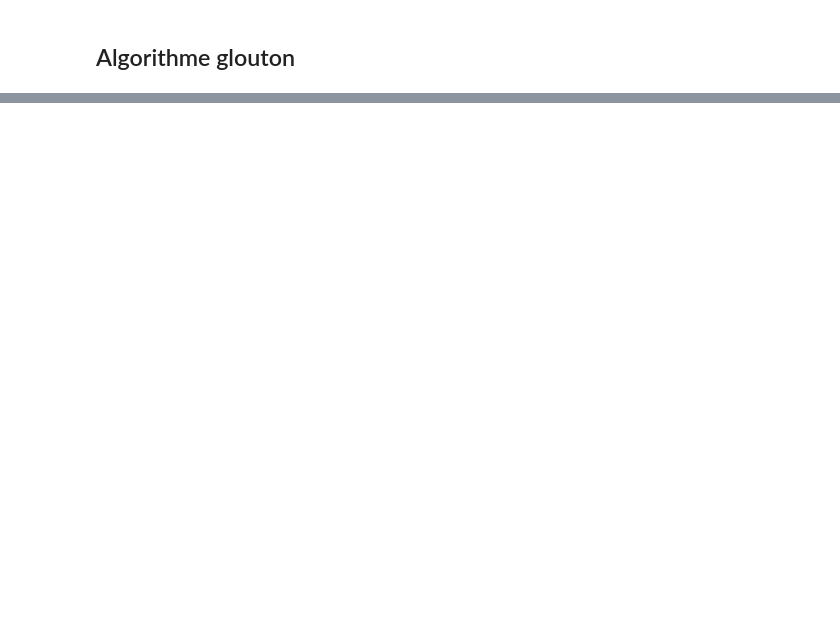
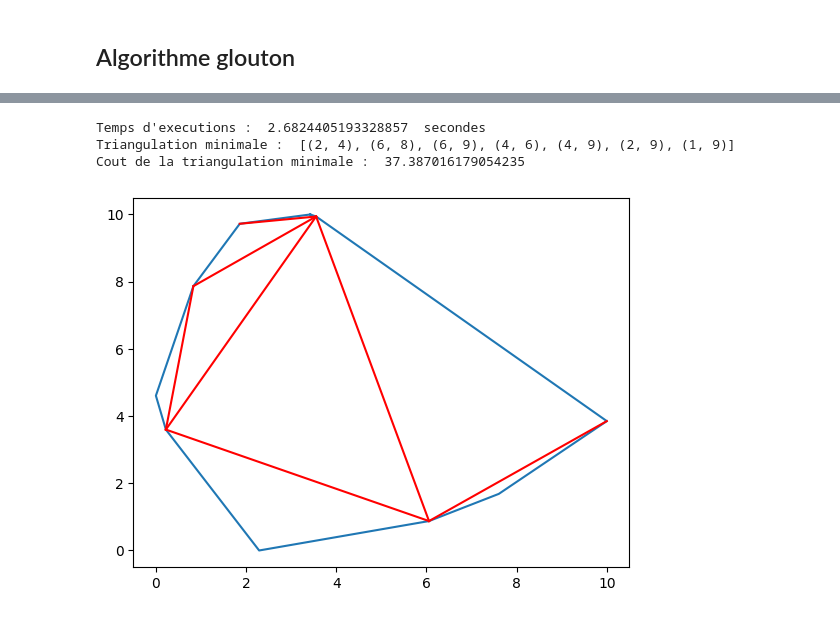
Before and after one commit to haydarselmi/Polygon_triangulation, a Jupyter notebook: Triangulation_Polygone_Algo_avancee.ipynb, the cells around one changed output, grey strips where cells are left out. Cells and saved outputs as stored; diff of their text form; code cells hidden in the pictures; blank space fills up the shorter version.

```diff
--- a/Triangulation_Polygone_Algo_avancee.ipynb
+++ b/Triangulation_Polygone_Algo_avancee.ipynb
@@ -350,0 +379,19 @@ Nombre de cordes :  7
+# %%
+nbsommets = 10
+test_polygone = random_convex_polygon(nbsommets)
+polygone = [((x[0]*10),(x[1]*10)) for x in test_polygone]
+# %%
+Lmin = float('inf')
+C = generer_cordes(nbsommets)  # Cordes possibles pour ce polygone
+triangulations = []
+start = time.time()
+essais_successifs_elagage(nbsommets, polygone, [], C, triangulations,0)
+print("Temps d'executions : ", time.time() - start, " secondes")
+print("Triangulation minimale : ", triangulations[0])  # Affiche la liste des triangulations minimales
+print("Cout de la triangulation minimale : ", Lmin)
+plot_polygon(polygone, triangulations[0])
+# %% [output]
+Temps d'executions :  2.6824405193328857  secondes
+Triangulation minimale :  [(2, 4), (6, 8), (6, 9), (4, 6), (4, 9), (2, 9), (1, 9)]
+Cout de la triangulation minimale :  37.387016179054235
+[figure, added]
```
Also changed, not shown: parts of 11 cells of this notebook.
